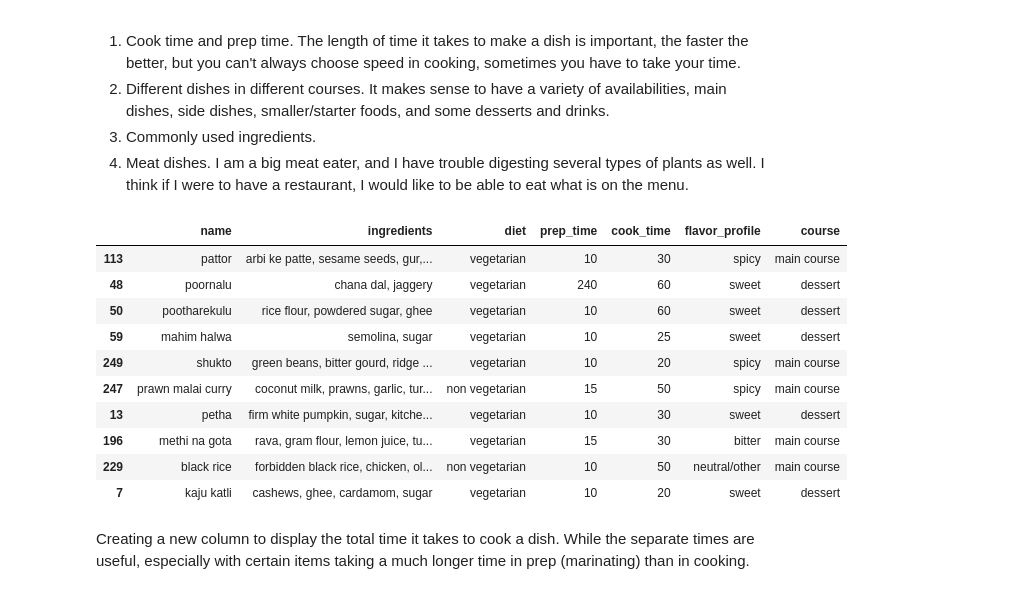
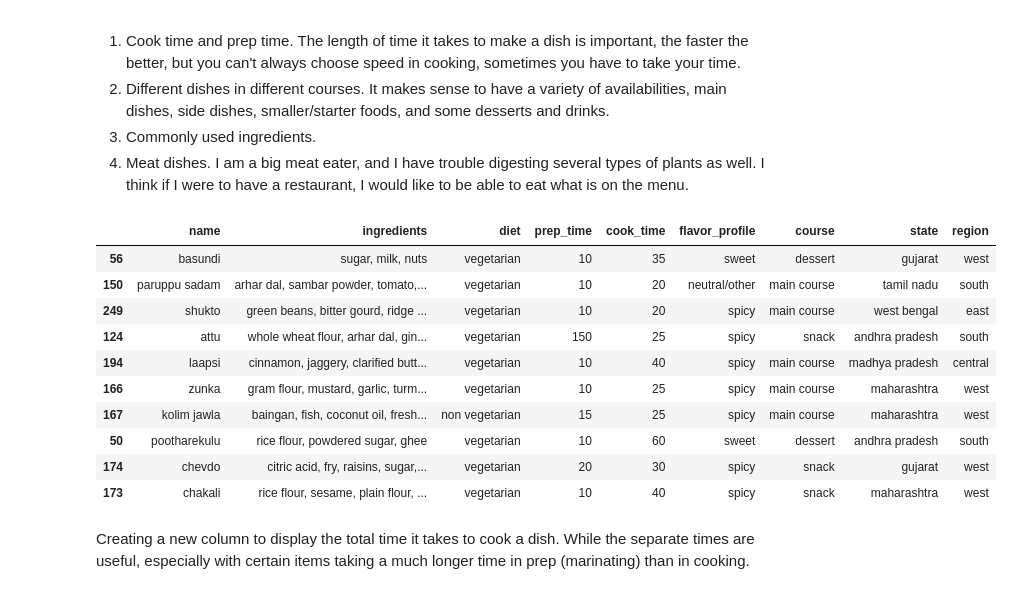
Before and after one commit to dmshakur/indian-food-data-analysis, a Jupyter notebook: notebooks/data_analysis.ipynb, the cells around one changed output. Cells and saved outputs as stored; diff of their text form; code cells hidden in the pictures.

```diff
--- a/notebooks/data_analysis.ipynb
+++ b/notebooks/data_analysis.ipynb
@@ -15,20 +15,19 @@ For this dataset I have decided on a few things that I want to look at in order
 4. Meat dishes. I am a big meat eater, and I have trouble digesting several types of plants as well. I think if I were to have a restaurant, I would like to be able to eat what is on the menu.
 # %%
 df = pd.read_csv('../data/processed_indian_food.csv')
-df = df.drop(['region', 'state'], axis = 1)
 df.sample(10)
 # %% [output]
-|  | name | ingredients | diet | prep_time | cook_time | flavor_profile | course |
-| 113 | pattor | arbi ke patte, sesame seeds, gur,... | vegetarian | 10 | 30 | spicy | main course |
-| 48 | poornalu | chana dal, jaggery | vegetarian | 240 | 60 | sweet | dessert |
-| 50 | pootharekulu | rice flour, powdered sugar, ghee | vegetarian | 10 | 60 | sweet | dessert |
-| 59 | mahim halwa | semolina, sugar | vegetarian | 10 | 25 | sweet | dessert |
-| 249 | shukto | green beans, bitter gourd, ridge ... | vegetarian | 10 | 20 | spicy | main course |
-| 247 | prawn malai curry | coconut milk, prawns, garlic, tur... | non vegetarian | 15 | 50 | spicy | main course |
-| 13 | petha | firm white pumpkin, sugar, kitche... | vegetarian | 10 | 30 | sweet | dessert |
-| 196 | methi na gota | rava, gram flour, lemon juice, tu... | vegetarian | 15 | 30 | bitter | main course |
-| 229 | black rice | forbidden black rice, chicken, ol... | non vegetarian | 10 | 50 | neutral/other | main course |
-| 7 | kaju katli | cashews, ghee, cardamom, sugar | vegetarian | 10 | 20 | sweet | dessert |
+|  | name | ingredients | diet | prep_time | cook_time | flavor_profile | course | state | region |
+| 56 | basundi | sugar, milk, nuts | vegetarian | 10 | 35 | sweet | dessert | gujarat | west |
+| 150 | paruppu sadam | arhar dal, sambar powder, tomato,... | vegetarian | 10 | 20 | neutral/other | main course | tamil nadu | south |
+| 249 | shukto | green beans, bitter gourd, ridge ... | vegetarian | 10 | 20 | spicy | main course | west bengal | east |
+| 124 | attu | whole wheat flour, arhar dal, gin... | vegetarian | 150 | 25 | spicy | snack | andhra pradesh | south |
+| 194 | laapsi | cinnamon, jaggery, clarified butt... | vegetarian | 10 | 40 | spicy | main course | madhya pradesh | central |
+| 166 | zunka | gram flour, mustard, garlic, turm... | vegetarian | 10 | 25 | spicy | main course | maharashtra | west |
+| 167 | kolim jawla | baingan, fish, coconut oil, fresh... | non vegetarian | 15 | 25 | spicy | main course | maharashtra | west |
+| 50 | pootharekulu | rice flour, powdered sugar, ghee | vegetarian | 10 | 60 | sweet | dessert | andhra pradesh | south |
+| 174 | chevdo | citric acid, fry, raisins, sugar,... | vegetarian | 20 | 30 | spicy | snack | gujarat | west |
+| 173 | chakali | rice flour, sesame, plain flour, ... | vegetarian | 10 | 40 | spicy | snack | maharashtra | west |
 # %% [markdown]
 Creating a new column to display the total time it takes to cook a dish. While the separate times are useful, especially with certain items taking a much longer time in prep (marinating) than in cooking.
 # %%
```
Also changed, not shown: parts of 10 cells of this notebook.
